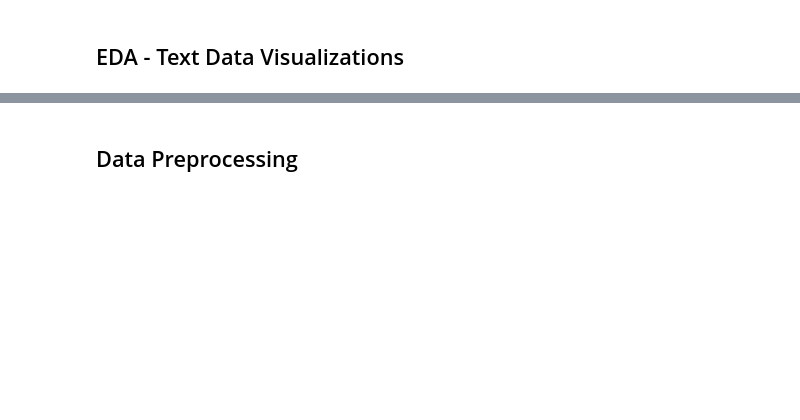
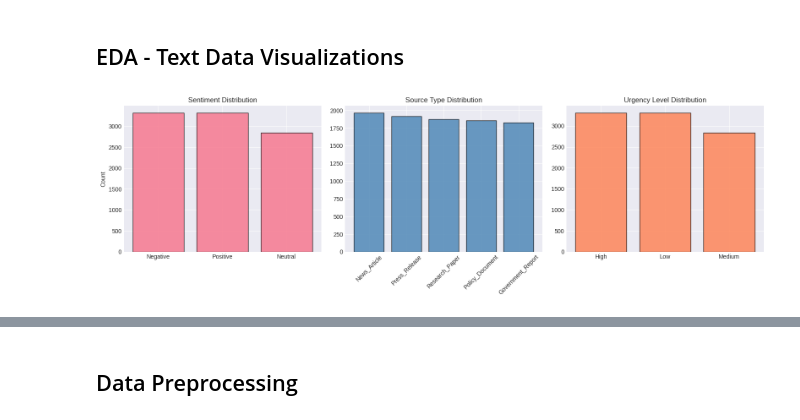
Before and after one commit to durga79/environment-ml_project, a Jupyter notebook: notebooks/01_data_collection_preprocessing.ipynb, the cells around one changed output, grey strips where cells are left out. Drawn from its saved outputs; the diff is of its cells as text; code cells hidden in the pictures; blank space fills up the shorter version.

```diff
--- a/notebooks/01_data_collection_preprocessing.ipynb
+++ b/notebooks/01_data_collection_preprocessing.ipynb
@@ -259,20 +291,21 @@ plt.show()
 # %%
 fig, axes = plt.subplots(1, 3, figsize=(16, 5))
 sentiment_counts = text_df['sentiment'].value_counts()
 axes[0].bar(sentiment_counts.index, sentiment_counts.values, edgecolor='black', alpha=0.8)
 axes[0].set_title('Sentiment Distribution')
 axes[0].set_ylabel('Count')
 source_counts = text_df['source_type'].value_counts()
 axes[1].bar(source_counts.index, source_counts.values, edgecolor='black', alpha=0.8, color='steelblue')
 axes[1].set_title('Source Type Distribution')
 axes[1].tick_params(axis='x', rotation=45)
 urgency_counts = text_df['urgency'].value_counts()
 axes[2].bar(urgency_counts.index, urgency_counts.values, edgecolor='black', alpha=0.8, color='coral')
 axes[2].set_title('Urgency Level Distribution')
 plt.tight_layout()
-os.makedirs(os.path.dirname('results/figures/text_dist.png'), exist_ok=True)
 plt.savefig('results/figures/text_dist.png', dpi=300)
 plt.show()
+# %% [output]
+[figure, added]
 # %%
 plt.figure(figsize=(12, 6))
 for sentiment in text_df['sentiment'].unique():
```
Also changed, not shown: parts of 13 cells of this notebook, 59 other files.
